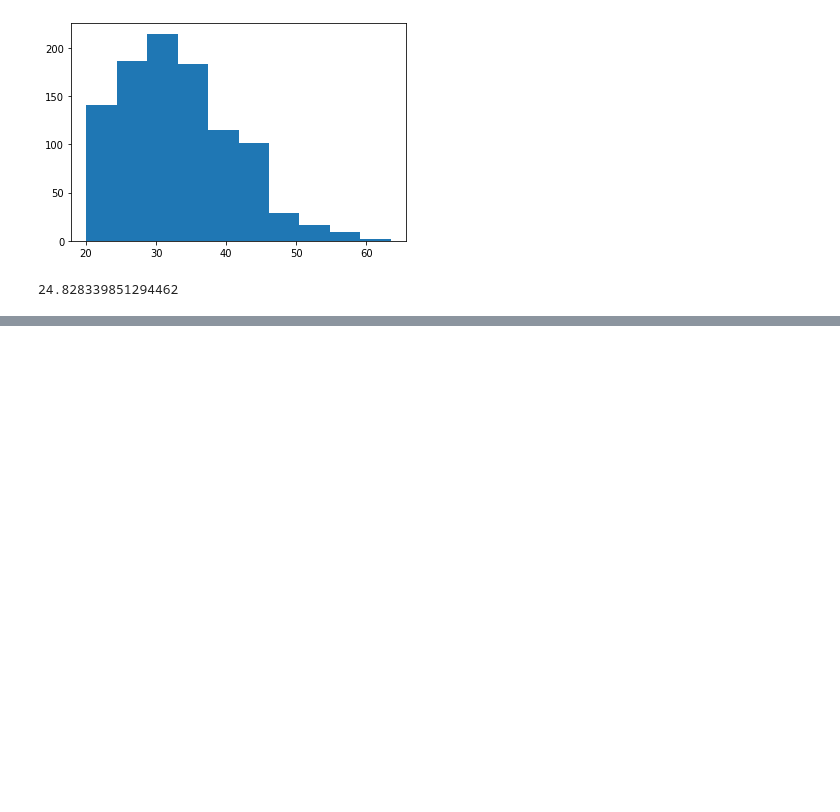
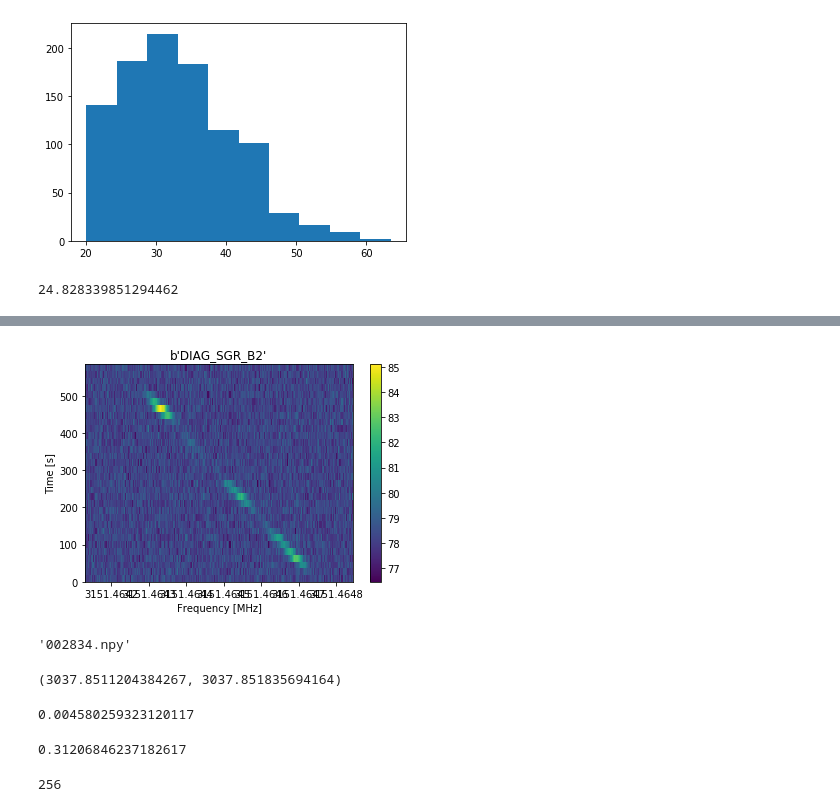
Before and after one commit to bbrzycki/bl-scint-analysis, a Jupyter notebook: generation/Add_Scintillation_to_Observations.ipynb, the cells around one changed output, grey strips where cells are left out. Cells and saved outputs as stored; diff of their text form; code cells hidden in the pictures; blank space fills up the shorter version.

```diff
--- a/generation/Add_Scintillation_to_Observations.ipynb
+++ b/generation/Add_Scintillation_to_Observations.ipynb
@@ -287,0 +400,35 @@ dt: 4.563402752
+# %%
+fil.plot_waterfall()
+# %% [output]
+[figure, added]
+# %%
+'{:06d}.npy'.format(2834)
+# %% [output]
+'002834.npy'
+# %%
+n = np.random.randint(0, 67108864)
+header = bl.read_header(obs_fn)
+f_stop = header[b'fch1'] + n * header[b'foff']
+f_start = f_stop + 256 * header[b'foff']
+f_start, f_stop
+# %% [output]
+(3037.8511204384267, 3037.851835694164)
+# %%
+a = time.time()
+fil = next(frame_itr)
+time.time() - a
+# %% [output]
+0.004580259323120117
+# %%
+a = time.time()
+fil = bl.Waterfall(obs_fn, f_start=f_start, f_stop=f_stop)
+fil.header[b'fch1'] = fil.file_header[b'fch1'] = f_stop
+fil.header[b'nchans'] = fil.file_header[b'nchans'] = 256
+time.time() - a
+# %% [output]
+0.31206846237182617
+# %%
+frame.fchans = 256
+frame.fchans
+# %% [output]
+256
```
Also changed, not shown: parts of 10 cells of this notebook, 3 other files.
